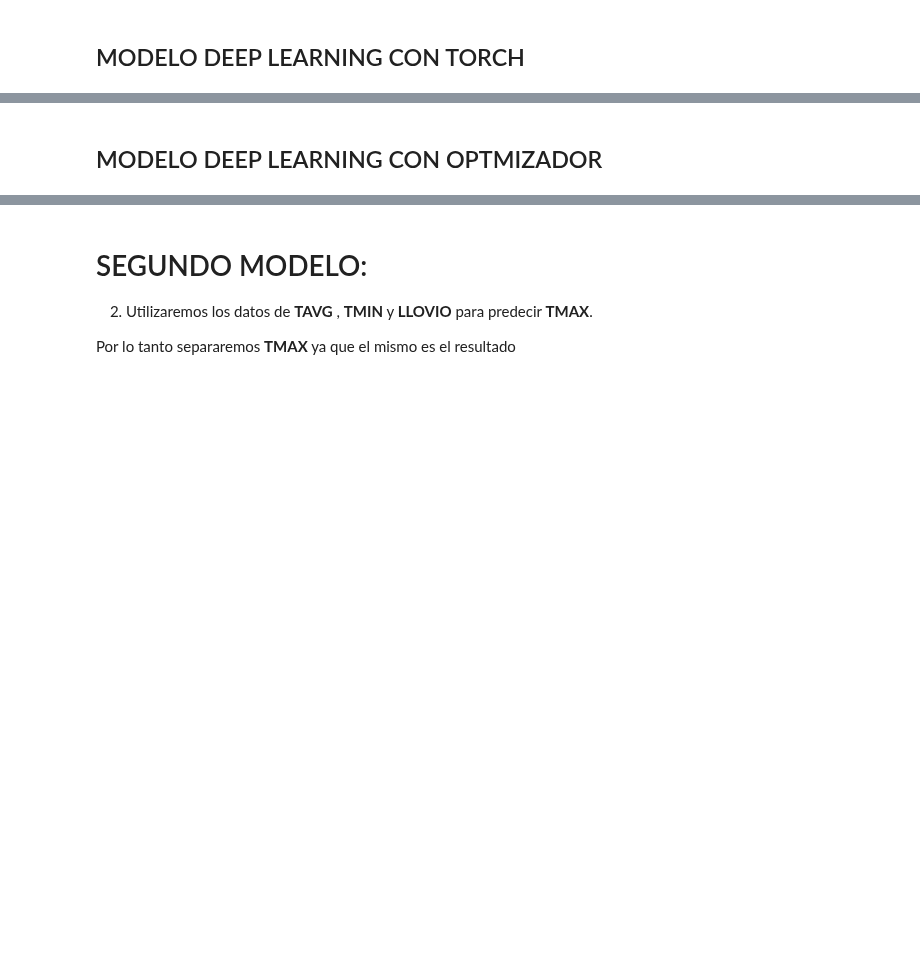
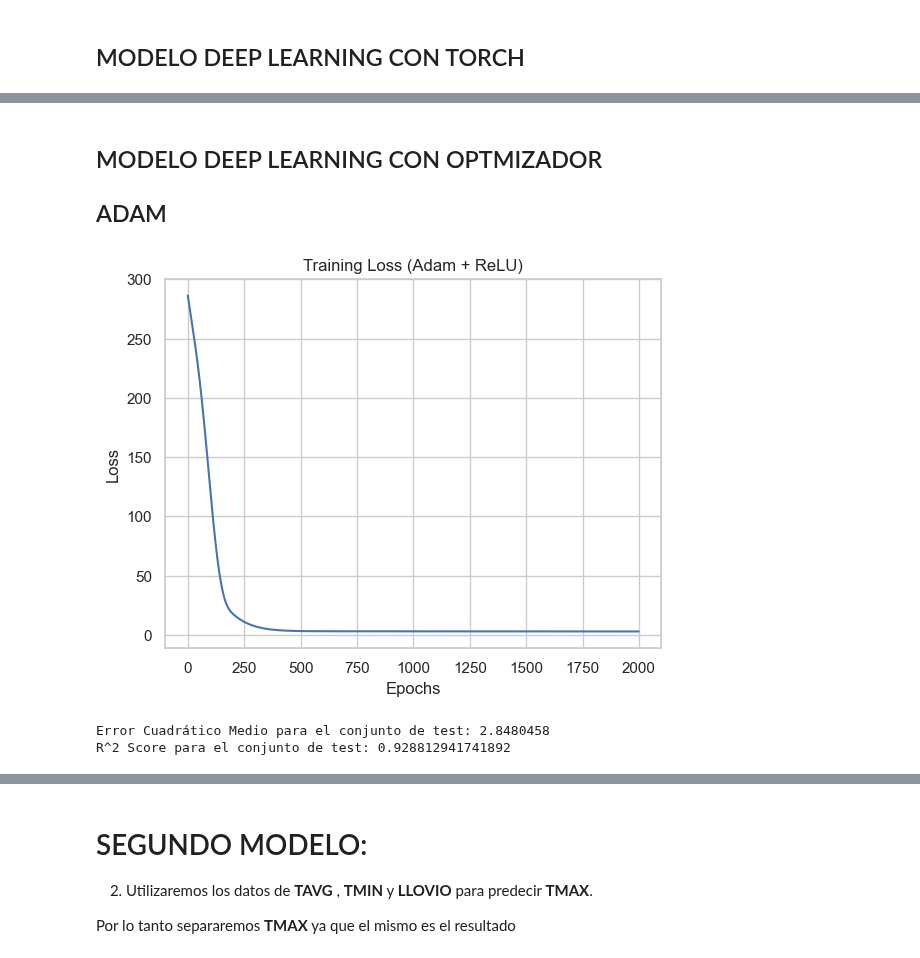
Before and after one commit to HANNNNSEN/Inputacion_con_prediccion, a Jupyter notebook: Temperaturas_resistencia.ipynb, the cells around one changed output, grey strips where cells are left out. Drawn from its saved outputs; the diff is of its cells as text; code cells hidden in the pictures; blank space fills up the shorter version.

```diff
--- a/Temperaturas_resistencia.ipynb
+++ b/Temperaturas_resistencia.ipynb
@@ -507,13 +507,20 @@ R^2 Score para el conjunto de test: 0.925800603367264
 # %% [markdown]
 ## MODELO DEEP LEARNING CON OPTMIZADOR
+
+## ADAM
 # %%
 import torch.optim as optim
 
-# Convert to PyTorch tensors
-X_train_tensor = torch.tensor(X_train, dtype=torch.float32)
-X_test_tensor = torch.tensor(X_test, dtype=torch.float32)
-y_train_tensor = torch.tensor(y_train, dtype=torch.float32).view(-1, 1)
-y_test_tensor = torch.tensor(y_test, dtype=torch.float32).view(-1, 1)
+
+# Convertir a tensores
+X_train_tensor = torch.tensor(X_train_escalado, dtype=torch.float32)
+y_train_tensor = torch.tensor(y_train.values, dtype=torch.float32).unsqueeze(1)
+
+X_val_tensor = torch.tensor(X_val_escalado, dtype=torch.float32)
+y_val_tensor = torch.tensor(y_val.values, dtype=torch.float32).unsqueeze(1)
+
+X_test_tensor = torch.tensor(X_test_escalado, dtype=torch.float32)
+y_test_tensor = torch.tensor(y_test.values, dtype=torch.float32).unsqueeze(1)
 
 # Definir el modelo
 class SimpleNN(nn.Module):
@@ -529,11 +536,11 @@ class SimpleNN(nn.Module):
 
 # Initialize model, loss, and optimizer
 model = SimpleNN()
-criterion = nn.BCEWithLogitsLoss()
+criterion = nn.MSELoss()  # Error cuadrático medio para regresión
 optimizer = optim.Adam(model.parameters(), lr=0.003, betas=(0.9, 0.999), eps=1e-08, weight_decay=0)
 
 # Training loop
-epochs = 500
+epochs = 2000
 train_losses = []
 
 for epoch in range(epochs):
@@ -542,30 +549,34 @@ for epoch in range(epochs):
     # Forward pass
     outputs = model(X_train_tensor)
     loss = criterion(outputs, y_train_tensor)
 
     # Backward pass and optimization
     optimizer.zero_grad()
     loss.backward()
     optimizer.step()
 
     # Save training loss
     train_losses.append(loss.item())
 
 # Plot training loss
 plt.plot(train_losses)
 plt.title('Training Loss (Adam + ReLU)')
 plt.xlabel('Epochs')
 plt.ylabel('Loss')
 plt.show()
 
 # Probar el modelo final
 with torch.no_grad():
     test_output = model(X_test_tensor)
 
 # Calcular métricas
 mse_test = mean_squared_error(y_test_tensor.numpy(), test_output.numpy())
 r2_test = r2_score(y_test_tensor.numpy(), test_output.numpy())
 
 # Mostrar resultados
 print("Error Cuadrático Medio para el conjunto de test:", mse_test)
 print("R^2 Score para el conjunto de test:", r2_test)
+# %% [output]
+[figure, added]
+Error Cuadrático Medio para el conjunto de test: 2.8480458
+R^2 Score para el conjunto de test: 0.928812941741892
```
Also changed, not shown: parts of 4 cells of this notebook.
